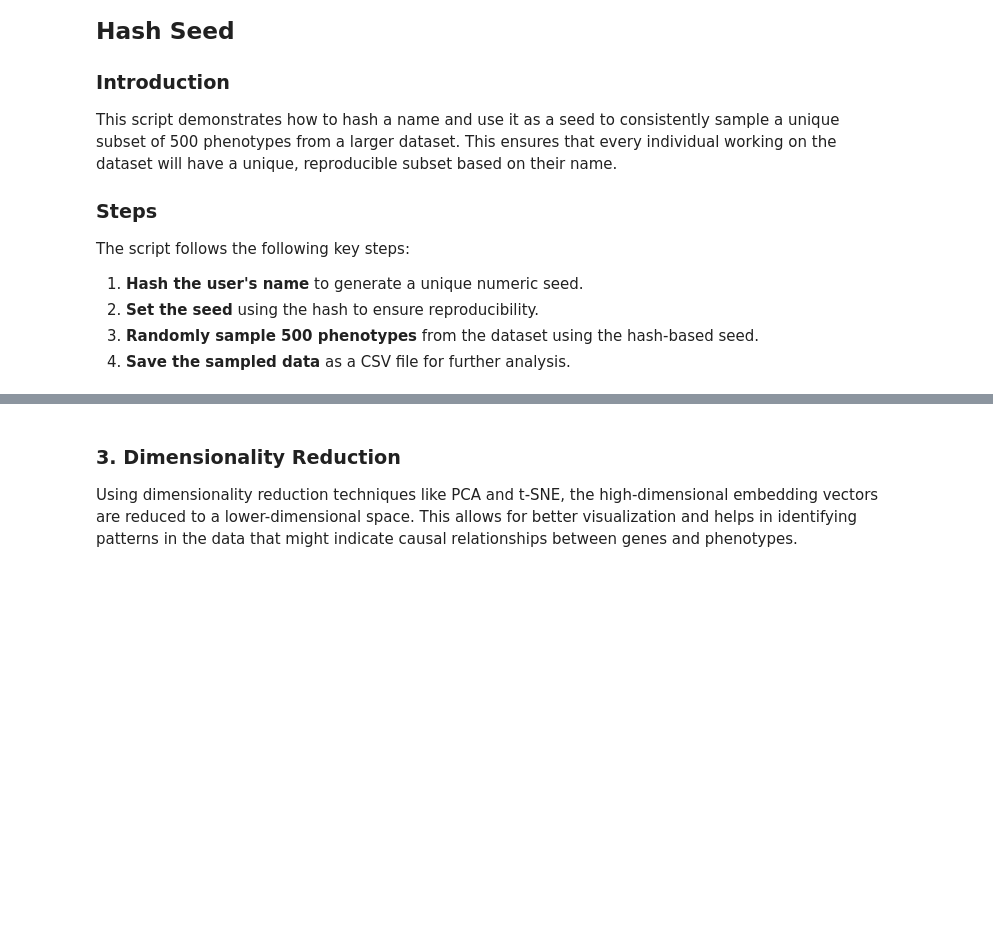
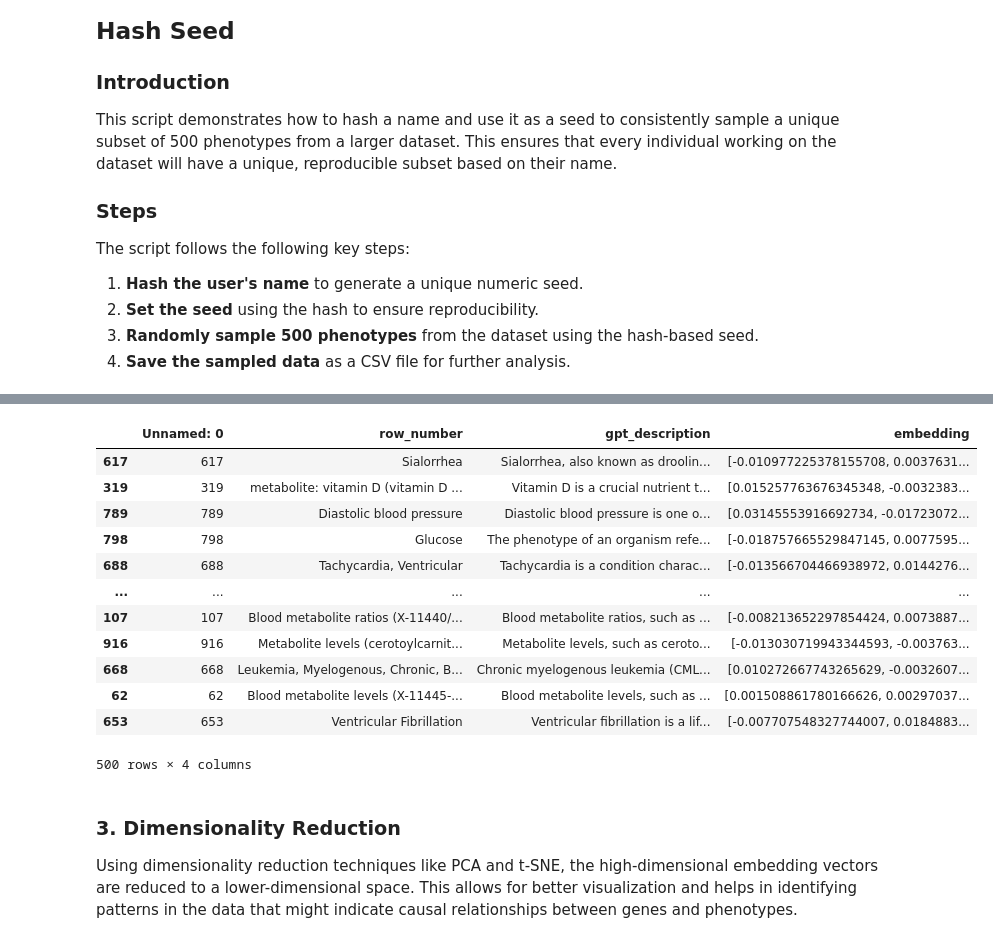
Before and after one commit to its-relative/aganitha-EDA, a Jupyter notebook: newEDA.ipynb, the cells around one changed output, grey strips where cells are left out. Drawn from its saved outputs; the diff is of its cells as text; code cells hidden in the pictures; blank space fills up the shorter version.

```diff
--- a/newEDA.ipynb
+++ b/newEDA.ipynb
@@ -116,7 +123,7 @@ import random
 import hashlib
 import pandas as pd
 
-# Assuming you have already loaded the datasets:
+# Now that we have loaded the datasets:
 # phenotype_gene_df, ground_truth_df, gene_embeddings_df, phenotype_embeddings_df
 
 # Step 1: Hash your name
@@ -125,23 +132,26 @@ def hash_name(name):
     hash_object = hashlib.sha256(normalized_name.encode())  # Create a hash object
     return int(hash_object.hexdigest(), 16) % (2**32)  # Return a large integer as hash
 
-# Step 2: Use the hash as a seed for sampling
+# Step 2: Use the hash as a seed for sampling and save the hash value in a variable
 def set_seed(name):
     hash_value = hash_name(name)  # Hash the name
     random.seed(hash_value)  # Set the seed for reproducibility
-    return hash_value  # Return the hash value
+    return hash_value  # Return the hash value for later use
 
 # Step 3: Sample 500 phenotypes based on the seed
 def sample_phenotypes(df, name, num_samples=500):
     seed_value = set_seed(name)  # Use the hash value as the seed
     sampled_df = df.sample(n=num_samples, random_state=seed_value)  # Sample phenotypes
-    return sampled_df  # Return the sampled dataframe
+    return sampled_df, seed_value  # Return the sampled dataframe and the seed value
 
 # Define your name
-name = "Sapeksh Tomar"  # Replace with your actual name
+name = "SAPEKSHTOMAR"  # Replace with your actual name
 
-# Generate the unique subset of phenotypes
-sampled_phenotypes = sample_phenotypes(phenotype_gene_df, name)
+# Sample 500 phenotypes from the dataframe
+sampled_phenotypes, hash_value = sample_phenotypes(phenotype_gene_df, name)
 
-# Save the sampled phenotypes (optional)
-sampled_phenotypes.to_csv("sampled_phenotypes.csv", index=False)  # Save to CSV
+# Save the sampled phenotypes to a CSV file
+sampled_phenotypes.to_csv("sampled_phenotypes.csv", index=False)
+
+# Print or store the hash value for future reference
+print(f"The hash value for the name '{name}' is: {hash_value}")
@@ -192,3 +234,19 @@ sampled_phenotypes.to_csv("sampled_phenotypes.csv", index=False)
+# %%
+sampled_phenotypes_embeddings
+# %% [output]
+|  | Unnamed: 0 | row_number | gpt_description | embedding |
+| 617 | 617 | Sialorrhea | Sialorrhea, also known as droolin... | [-0.010977225378155708, 0.0037631... |
+| 319 | 319 | metabolite: vitamin D (vitamin D ... | Vitamin D is a crucial nutrient t... | [0.015257763676345348, -0.0032383... |
+| 789 | 789 | Diastolic blood pressure | Diastolic blood pressure is one o... | [0.03145553916692734, -0.01723072... |
+| 798 | 798 | Glucose | The phenotype of an organism refe... | [-0.018757665529847145, 0.0077595... |
+| 688 | 688 | Tachycardia, Ventricular | Tachycardia is a condition charac... | [-0.013566704466938972, 0.0144276... |
+| ... | ... | ... | ... | ... |
+| 107 | 107 | Blood metabolite ratios (X-11440/... | Blood metabolite ratios, such as ... | [-0.008213652297854424, 0.0073887... |
+| 916 | 916 | Metabolite levels (cerotoylcarnit... | Metabolite levels, such as ceroto... | [-0.013030719943344593, -0.003763... |
+| 668 | 668 | Leukemia, Myelogenous, Chronic, B... | Chronic myelogenous leukemia (CML... | [0.010272667743265629, -0.0032607... |
+| 62 | 62 | Blood metabolite levels (X-11445-... | Blood metabolite levels, such as ... | [0.001508861780166626, 0.00297037... |
+| 653 | 653 | Ventricular Fibrillation | Ventricular fibrillation is a lif... | [-0.007707548327744007, 0.0184883... |
+500 rows × 4 columns
 # %% [markdown]
 ### **3. Dimensionality Reduction**
 Using dimensionality reduction techniques like PCA and t-SNE, the high-dimensional embedding vectors are reduced to a lower-dimensional space. This allows for better visualization and helps in identifying patterns in the data that might indicate causal relationships between genes and phenotypes.
```
Also changed, not shown: parts of 12 cells of this notebook, 3 other files.
